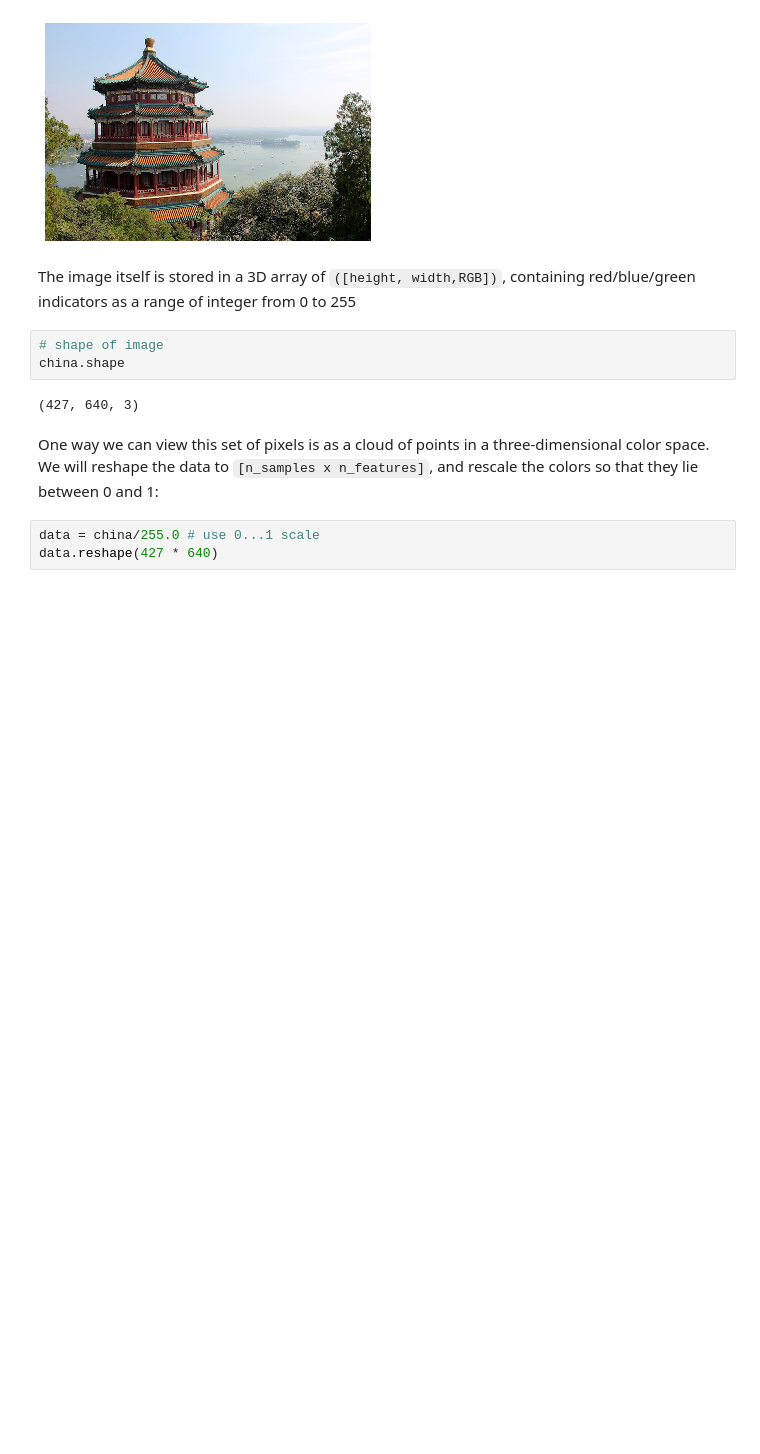
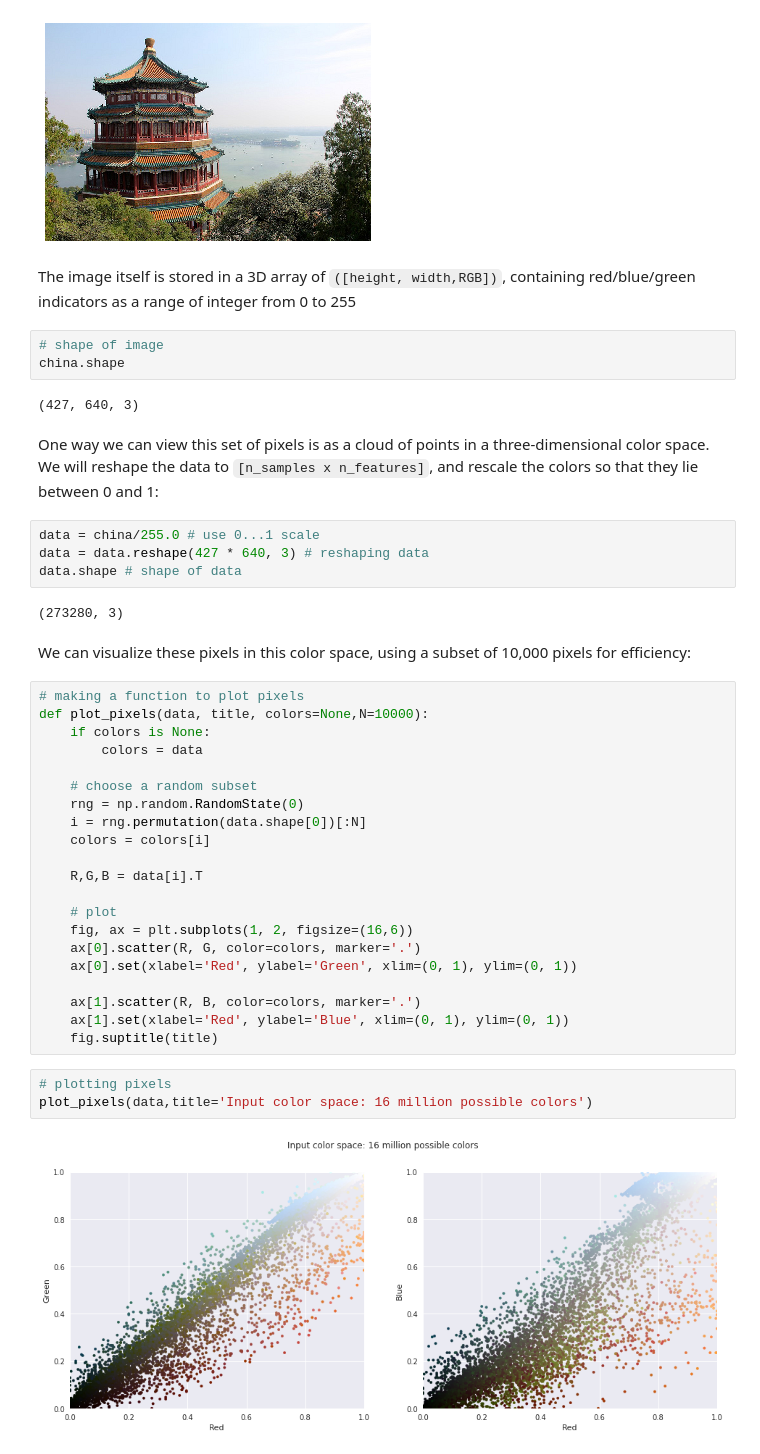
Before and after one commit to sanidhyamangal/color_compression, a Jupyter notebook: Color Compression.ipynb, the cells around one changed output. Cells and saved outputs as stored; diff of their text form; blank space fills up the shorter version.

Commit message:
added: pixel plotting

```diff
--- a/Color Compression.ipynb
+++ b/Color Compression.ipynb
@@ -31,4 +31,35 @@ china.shape
 One way we can view this set of pixels is as a cloud of points in a three-dimensional color space. We will reshape the data to `[n_samples x n_features]`, and rescale the colors so that they lie between 0 and 1:
 # %%
 data = china/255.0 # use 0...1 scale
-data.reshape(427 * 640)
+data = data.reshape(427 * 640, 3) # reshaping data
+data.shape # shape of data
+# %% [output]
+(273280, 3)
+# %% [markdown]
+We can visualize these pixels in this color space, using a subset of 10,000 pixels for efficiency:
+# %%
+# making a function to plot pixels
+def plot_pixels(data, title, colors=None,N=10000):
+    if colors is None:
+        colors = data
+
+    # choose a random subset
+    rng = np.random.RandomState(0)
+    i = rng.permutation(data.shape[0])[:N]
+    colors = colors[i]
+
+    R,G,B = data[i].T
+
+    # plot
+    fig, ax = plt.subplots(1, 2, figsize=(16,6))
+    ax[0].scatter(R, G, color=colors, marker='.')
+    ax[0].set(xlabel='Red', ylabel='Green', xlim=(0, 1), ylim=(0, 1))
+
+    ax[1].scatter(R, B, color=colors, marker='.')
+    ax[1].set(xlabel='Red', ylabel='Blue', xlim=(0, 1), ylim=(0, 1))
+    fig.suptitle(title)
+# %%
+# plotting pixels
+plot_pixels(data,title='Input color space: 16 million possible colors')
+# %% [output]
+[figure, added]
```
